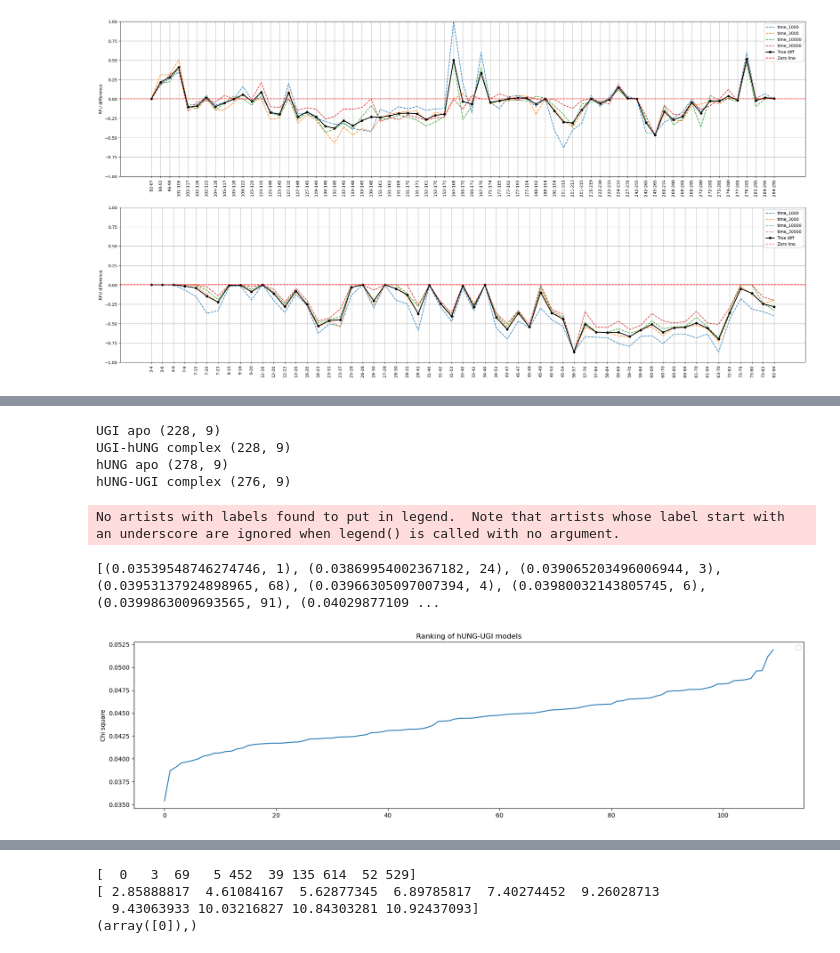
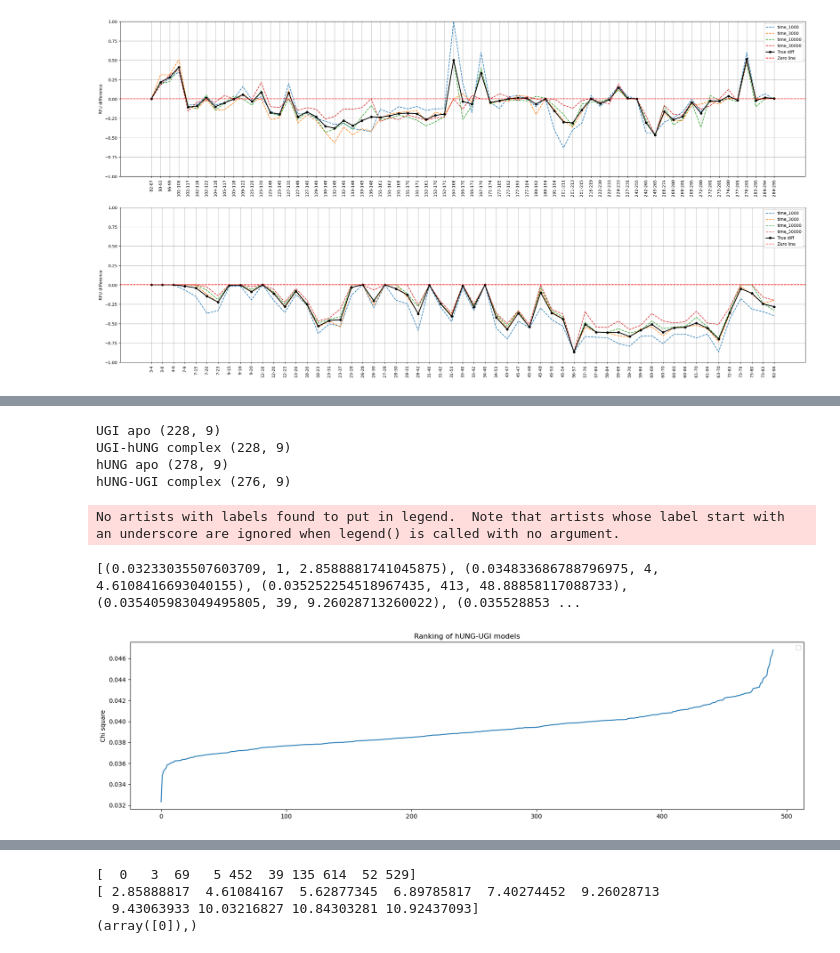
Before and after one commit to SuperChrisW/HDXRank, a Jupyter notebook: script/test.ipynb, the cells around one changed output, grey strips where cells are left out. Saved outputs shown, nothing was run; the diff lists cells and outputs as text; code cells hidden in the pictures.

```diff
--- a/script/test.ipynb
+++ b/script/test.ipynb
@@ -4,7 +4,7 @@ import numpy as np
 import matplotlib.pyplot as plt
 # %%
 protein_name = 'Hdock_Wuhan+V16ext'
-fpath = f'/home/lwang/models/HDX_LSTM/data/Latest_test/hdock/prediction/HDX_pred_cluster2.csv'
+fpath = f'/home/lwang/models/HDX_LSTM/data/Latest_test/hdock/prediction/HDX_pred_GN_cluster2_hop1_v1.csv'
 df = pd.read_csv(fpath)
 print(df.shape)
 print(df.columns)
@@ -134,17 +134,17 @@ from sklearn.metrics import mean_absolute_error
 
 HDX_fpath = '/home/lwang/models/HDX_LSTM/data/Latest_test/hdock/HDX_files/BioChem_UNGUGI_revised.xlsx'
 
-'''apo_states = [('UGI', 'apo', 0)]
+apo_states = [('UGI', 'apo', 0)]
 complex_states = [('UGI-hUNG', 'complex', 0)]
 true_diff, diff_RFU_mtx = get_true_diff(HDX_fpath, apo_states, complex_states)
 complex_pred_df = df[(df['Batch'] == '1UGH')]
-apo_pred_df = df[df['Batch'] == '1UGI']'''
+apo_pred_df = df[df['Batch'] == '1UGI']
 
-apo_states = [('hUNG', 'apo', -9)]
+'''apo_states = [('hUNG', 'apo', -9)]
 complex_states = [('hUNG-UGI', 'complex', -9)]
 true_diff, diff_RFU_mtx = get_true_diff(HDX_fpath, apo_states, complex_states)
 complex_pred_df = df[(df['Batch'] == '1UGH')]
-apo_pred_df = df[df['Batch'] == '1AKZ']
+apo_pred_df = df[df['Batch'] == '1AKZ']'''
 
 pred_diff = {}
 for key in true_diff.keys():
@@ -368,10 +368,10 @@ apo_states = [('hUNG', 'apo', -9)]
 complex_states = [('hUNG-UGI', 'complex', -9)]
 true_diff_target, _ = get_true_diff(HDX_fpath, apo_states, complex_states)
 
-pdb_dir = f'/home/lwang/models/HDX_LSTM/data/Latest_test/hdock/structure'
+pdb_dir = f'/home/lwang/models/HDX_LSTM/data/Latest_test/hdock/structure/1UGH'
 ref_model = '1UGH'
 ref_chains = ['A']
-complex_batches = [f'MODEL_{i}_REVISED' for i in range(1, 117)]
+complex_batches = [f'MODEL_{i}_REVISED' for i in range(1, 501)]
 structures = preload_pdb_structures(pdb_dir, complex_batches)
 
 apo_ref = ['1AKZ', '1UGI']
@@ -387,33 +387,33 @@ for i, batch in tqdm(enumerate(complex_batches)):
     mae_ligand = get_mae(df, batch, apo_ref[1], true_diff_ligand)
     mae_target = get_mae(df, batch, apo_ref[0], true_diff_target)
     if mae_ligand is not None and mae_target is not None:
         mae = (mae_ligand + mae_target) / 2
         maes.append(mae)
         rmsd.append(get_RMSD(pdb_dir, batch, ref_model, ref_chains))
 
         ## OPTION: extract binding site to calculate jaccard index
         chains = read_PDB('UNG-UGI', f'{pdb_dir}/{batch}.pdb')
         _, contact_list2 = bindingsite_extract(chains, chain1='A', chain2='B', dist_cutoff=8.5)
         j_index = len(set.intersection(set(contact_list1[:,0]), set(contact_list2[:,0]))) / len(set.union(set(contact_list1[:,0]), set(contact_list2[:,0])))
         jaccard.append(j_index)
 
 batch_id = [int(i.split('_')[1]) for i in complex_batches]
-sorted_batch = sorted(zip(maes, batch_id), key=lambda x: x[0])
+sorted_batch = sorted(zip(maes, batch_id , rmsd), key=lambda x: x[0])
 print(sorted_batch[:10])
 
 plt.figure(figsize = (20, 5))
 #plt.axvspan(-0.5, 9.5, color='green', label = 'top 10 models', alpha=0.3)
 plt.plot([i[0] for i in sorted_batch])
 plt.ylabel('Chi square')
 plt.title(f'Ranking of hUNG-UGI models')
 plt.legend()
 plt.show()
 #plt.savefig(f'/home/lwang/models/HDX_LSTM/results/240411_BiLSTMGAT_v2_1/{protein_name}_ranking.png')
 # %% [output]
 UGI apo (228, 9)
 UGI-hUNG complex (228, 9)
 hUNG apo (278, 9)
 hUNG-UGI complex (276, 9)
 No artists with labels found to put in legend.  Note that artists whose label start with an underscore are ignored when legend() is called with no argument.
-[(0.03539548746274746, 1), (0.03869954002367182, 24), (0.039065203496006944, 3), (0.03953137924898965, 68), (0.03966305097007394, 4), (0.03980032143805745, 6), (0.0399863009693565, 91), (0.04029877109 ...
+[(0.03233035507603709, 1, 2.8588881741045875), (0.034833686788796975, 4, 4.6108416693040155), (0.035252254518967435, 413, 48.88858117088733), (0.035405983049495805, 39, 9.26028713260022), (0.035528853 ...
-[figure, old version]
+[figure, new version]
```
Also changed, not shown: parts of 5 cells of this notebook.
